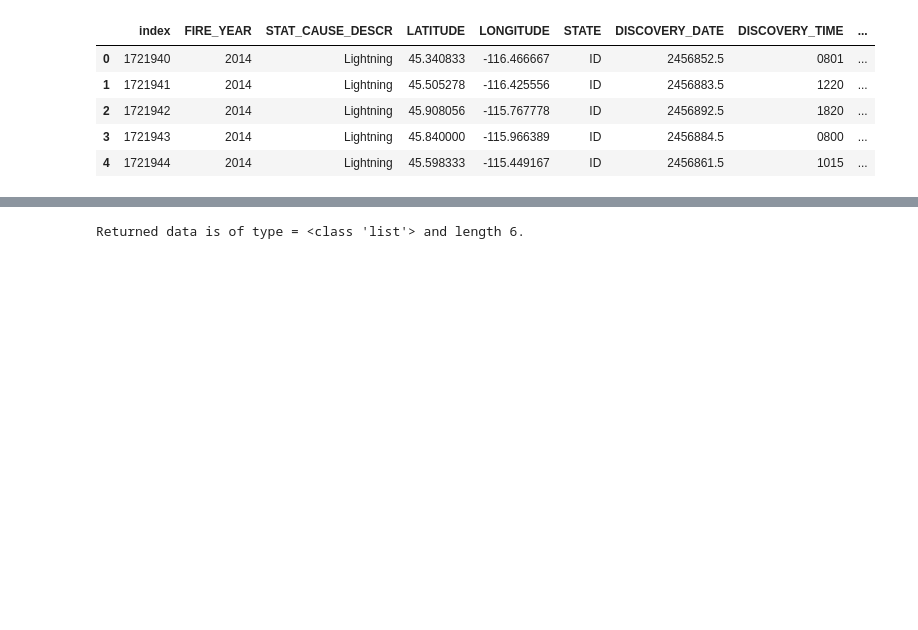
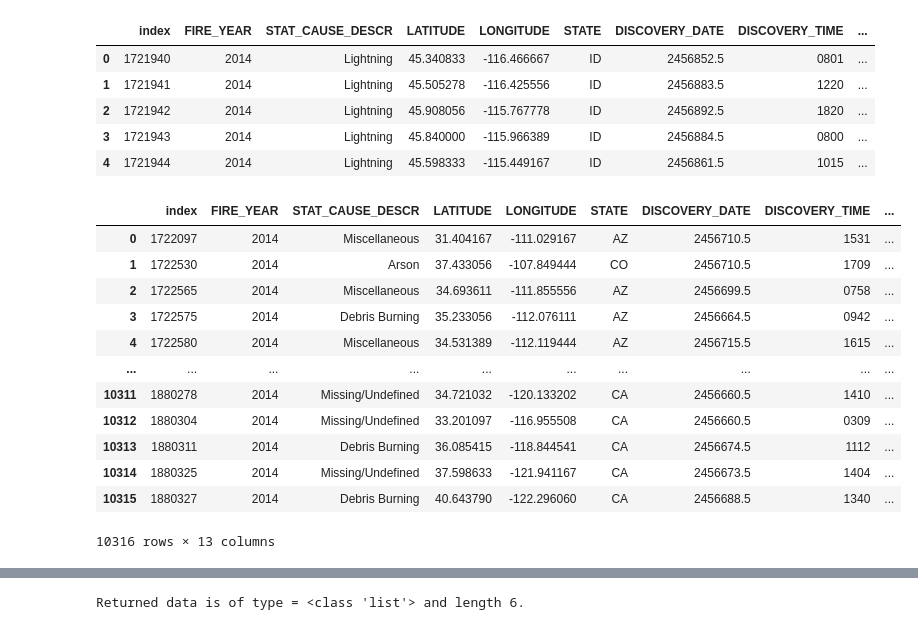
Before and after one commit to oxai/wildfire, a Jupyter notebook: resources/notebook/sentinelhub_kaggle_EDA.ipynb, the cells around one changed output, grey strips where cells are left out. Saved outputs shown, nothing was run; the diff lists cells and outputs as text; code cells hidden in the pictures; blank space fills up the shorter version.

```diff
--- a/resources/notebook/sentinelhub_kaggle_EDA.ipynb
+++ b/resources/notebook/sentinelhub_kaggle_EDA.ipynb
@@ -92,3 +93,19 @@ df_recent.head()
 | 2 | 1721942 | 2014 | Lightning | 45.908056 | -115.767778 | ID | 2456892.5 | 1820 | ... |
 | 3 | 1721943 | 2014 | Lightning | 45.840000 | -115.966389 | ID | 2456884.5 | 0800 | ... |
 | 4 | 1721944 | 2014 | Lightning | 45.598333 | -115.449167 | ID | 2456861.5 | 1015 | ... |
+# %%
+df[(df["START_DATE"]>"2014-01-01") & (df["START_DATE"]<"2014-03-01") | (df["END_DATE"]>"2014-01-01") & (df["END_DATE"]<"2014-03-01")].reset_index()
+# %% [output]
+|  | index | FIRE_YEAR | STAT_CAUSE_DESCR | LATITUDE | LONGITUDE | STATE | DISCOVERY_DATE | DISCOVERY_TIME | ... |
+| 0 | 1722097 | 2014 | Miscellaneous | 31.404167 | -111.029167 | AZ | 2456710.5 | 1531 | ... |
+| 1 | 1722530 | 2014 | Arson | 37.433056 | -107.849444 | CO | 2456710.5 | 1709 | ... |
+| 2 | 1722565 | 2014 | Miscellaneous | 34.693611 | -111.855556 | AZ | 2456699.5 | 0758 | ... |
+| 3 | 1722575 | 2014 | Debris Burning | 35.233056 | -112.076111 | AZ | 2456664.5 | 0942 | ... |
+| 4 | 1722580 | 2014 | Miscellaneous | 34.531389 | -112.119444 | AZ | 2456715.5 | 1615 | ... |
+| ... | ... | ... | ... | ... | ... | ... | ... | ... | ... |
+| 10311 | 1880278 | 2014 | Missing/Undefined | 34.721032 | -120.133202 | CA | 2456660.5 | 1410 | ... |
+| 10312 | 1880304 | 2014 | Missing/Undefined | 33.201097 | -116.955508 | CA | 2456660.5 | 0309 | ... |
+| 10313 | 1880311 | 2014 | Debris Burning | 36.085415 | -118.844541 | CA | 2456674.5 | 1112 | ... |
+| 10314 | 1880325 | 2014 | Missing/Undefined | 37.598633 | -121.941167 | CA | 2456673.5 | 1404 | ... |
+| 10315 | 1880327 | 2014 | Debris Burning | 40.643790 | -122.296060 | CA | 2456688.5 | 1340 | ... |
+10316 rows × 13 columns
```
Also changed, not shown: parts of 3 cells of this notebook, 9 other files.
